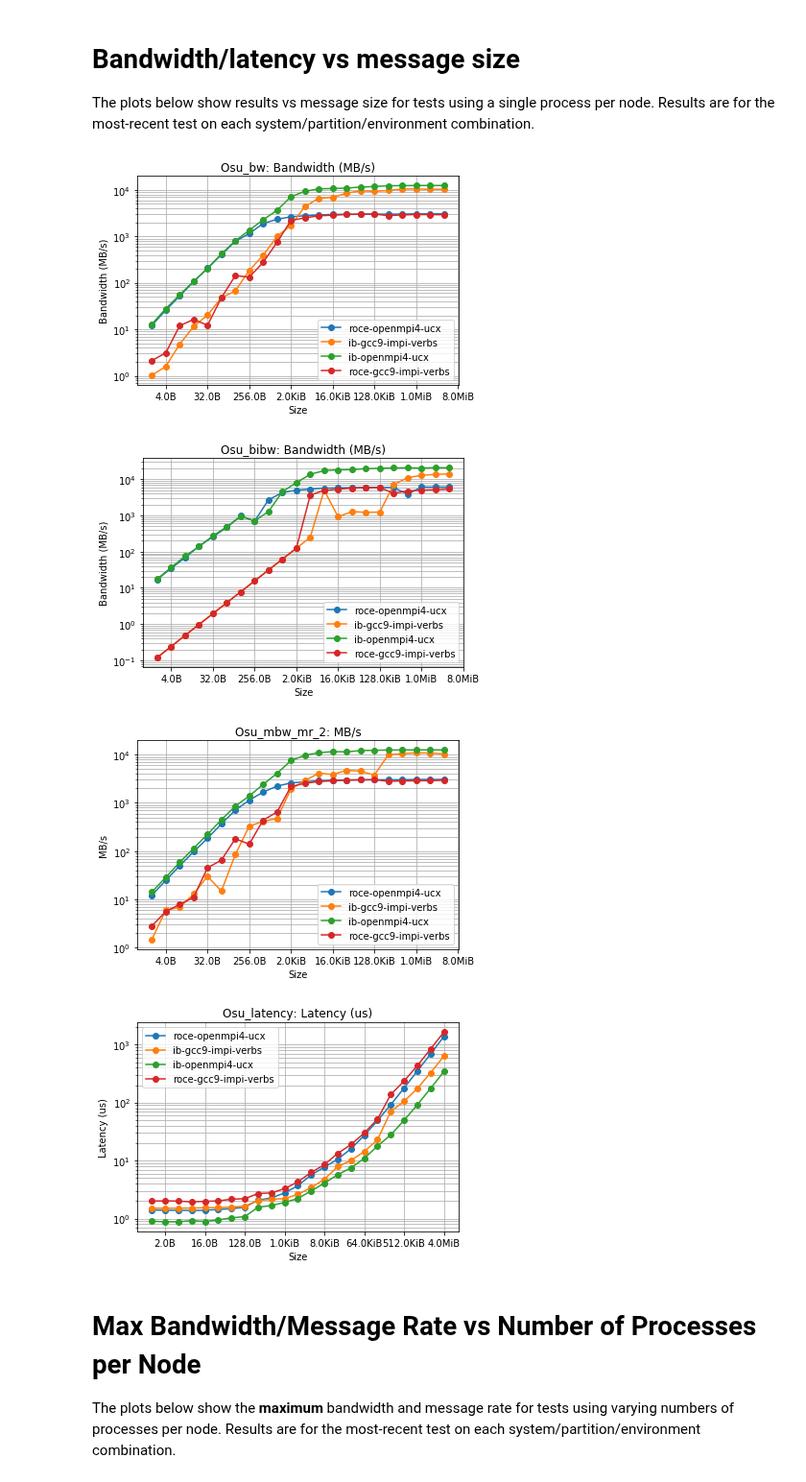
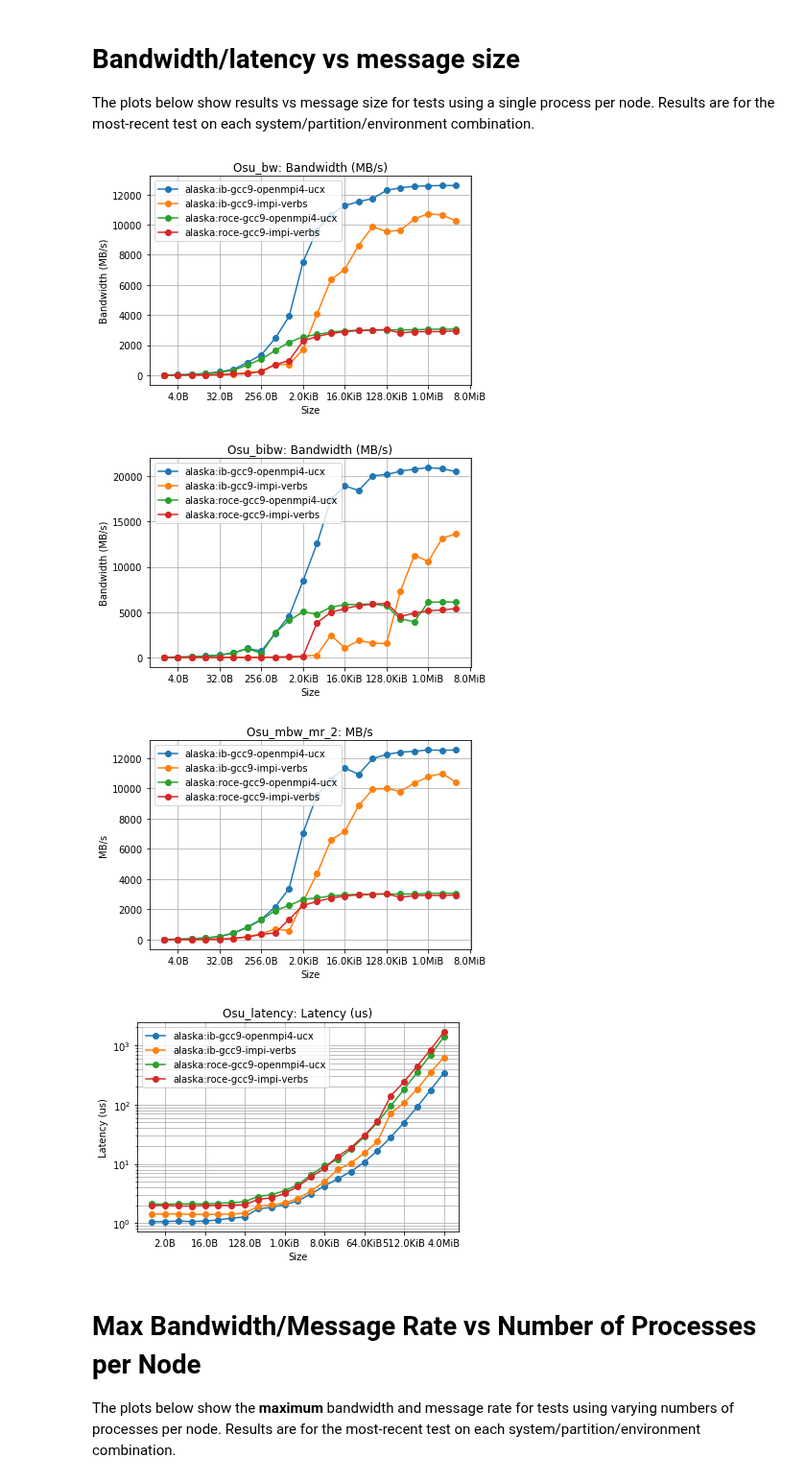
Before and after one commit to ukri-excalibur/excalibur-tests, a Jupyter notebook: apps/omb/OMB.ipynb, the cells around one changed output. Shown at 96% size. Saved outputs shown, nothing was run; the diff lists cells and outputs as text; code cells hidden in the pictures.

Commit message:
OMB plots - update for runs and tags

```diff
--- a/apps/omb/OMB.ipynb
+++ b/apps/omb/OMB.ipynb
@@ -28,31 +28,32 @@ The plots below show results vs message size for tests using a single process pe
 # %%
 for test in ['Osu_bw', 'Osu_bibw', 'Osu_mbw_mr_2', 'Osu_latency']:
 
     # find all data and work out differences between them:
-    paths = modules.utils.find_run_outputs(root='../output', test=test)
+    paths = modules.utils.find_run_outputs(root='../../output', test=test)
     fig, ax = plt.subplots(nrows=1, ncols=1)
-    common, meta_diffs = modules.utils.diff_dicts([modules.utils.parse_path_metadata(p) for p in paths], ignore=['path'])
+    meta = [modules.utils.parse_path_metadata(p) for p in paths]
 
     # load and plot:
     for ix, path in enumerate(paths):
         data = modules.omb.read_omb_out(path)
-        label = '-'.join(meta_diffs[ix].values())
+        label = '%s:%s' % (meta[ix]['sysname'], meta[ix]['partition'])
         plt.plot(data.columns[0], data.columns[1], 'o-', data=data, label=label)
 
     # format plot:
     ax.set_xscale('log', basex=2)
-    ax.set_yscale('log', basey=10)
+    if 'latency' in test:
+        ax.set_yscale('log', basey=10)
     ax.xaxis.set_major_formatter(ticker.FuncFormatter(lambda x, pos: modules.utils.sizeof_fmt(x)))
     ax.grid(True, which="both")
     ax.set_xlabel(data.columns[0])
     ax.set_ylabel(data.columns[1])
     ax.set_title('%s: %s' % (test, data.columns[1]))
     ax.legend()
 # %% [output]
-[figure, old version]
+[figure, new version]
-[figure, old version]
+[figure, new version]
-[figure, old version]
+[figure, new version]
-[figure, old version]
+[figure, new version]
 # %% [markdown]
 # Max Bandwidth/Message Rate vs Number of Processes per Node
 
```
Also changed, not shown: parts of 2 cells of this notebook.
